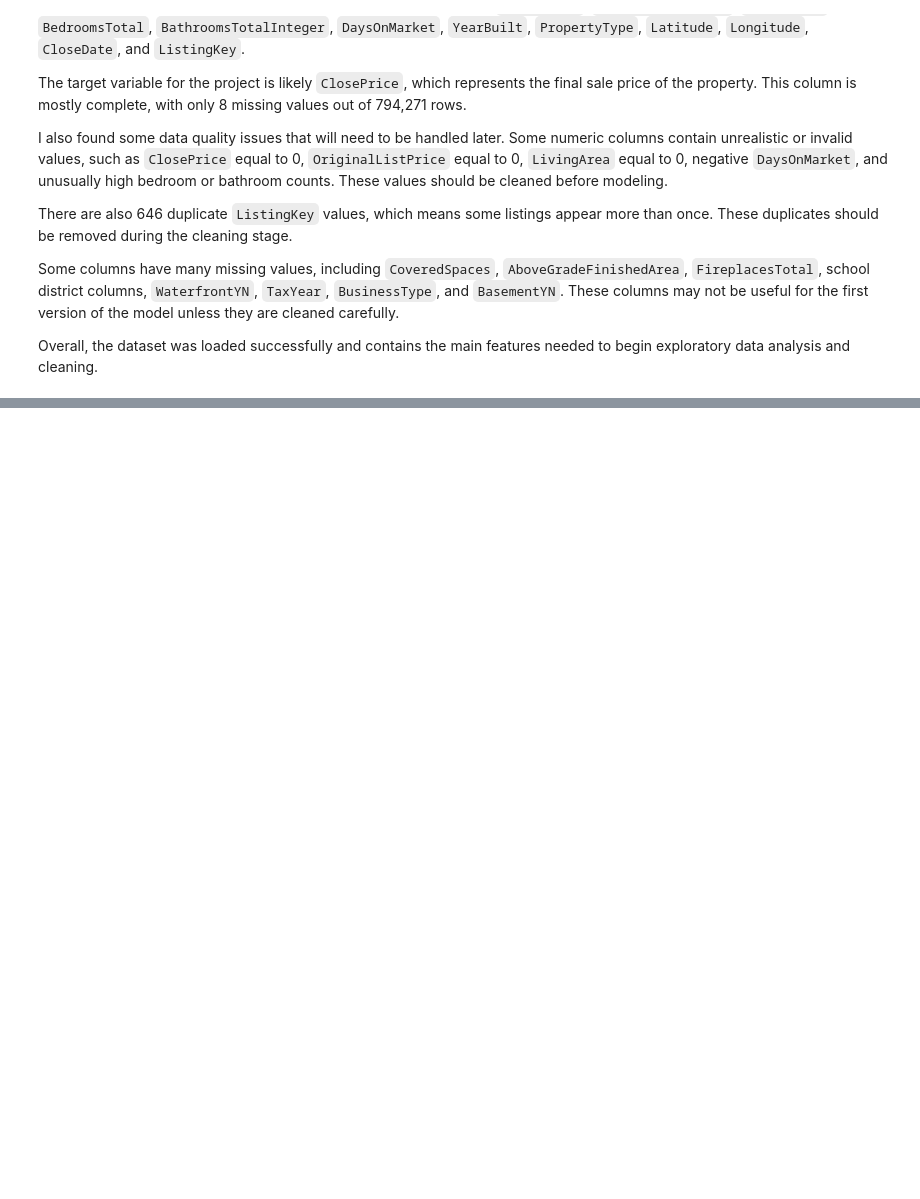
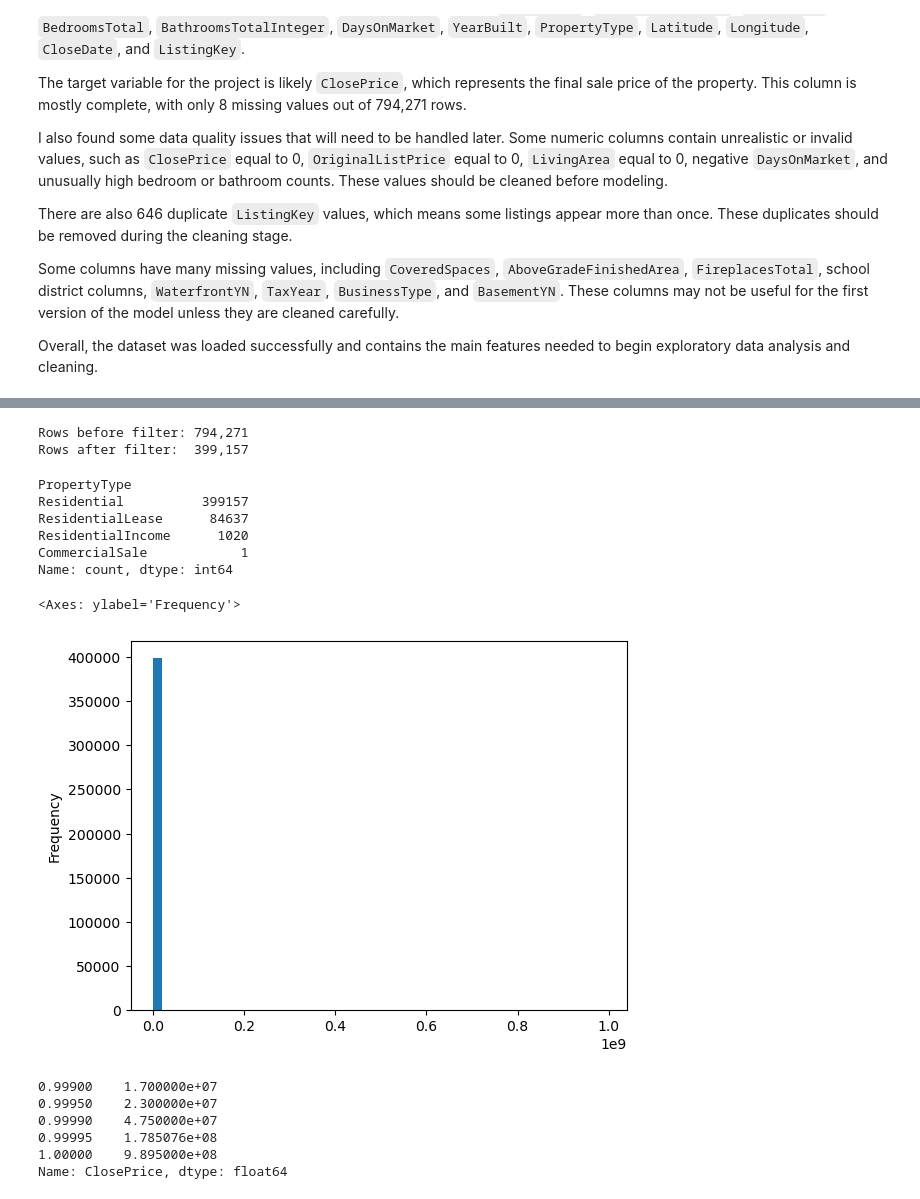
Before and after one commit to miatrn20/IDX-Exchange-Internship-Data_Science-Summer2026, a Jupyter notebook: eda.ipynb, the cells around one changed output, grey strips where cells are left out. Cells and saved outputs as stored; diff of their text form; code cells hidden in the pictures; blank space fills up the shorter version.

```diff
--- a/eda.ipynb
+++ b/eda.ipynb
@@ -280,0 +316,34 @@ Overall, the dataset was loaded successfully and contains the main features need
+# %%
+df = df_raw[
+    (df_raw["PropertyType"] == "Residential") &
+    (df_raw["PropertySubType"] == "SingleFamilyResidence")
+].copy()
+
+print(f"Rows before filter: {len(df_raw):,}")
+print(f"Rows after filter:  {len(df):,}")
+# %% [output]
+Rows before filter: 794,271
+Rows after filter:  399,157
+# %%
+df_raw[df_raw["PropertySubType"] == "SingleFamilyResidence"]["PropertyType"].value_counts()
+# %% [output]
+PropertyType
+Residential          399157
+ResidentialLease      84637
+ResidentialIncome      1020
+CommercialSale            1
+Name: count, dtype: int64
+# %%
+df["ClosePrice"].plot(kind="hist", bins=50)
+# %% [output]
+<Axes: ylabel='Frequency'>
+[figure, added]
+# %%
+df["ClosePrice"].quantile([0.999, 0.9995, 0.9999, 0.99995, 1.0])
+# %% [output]
+0.99900    1.700000e+07
+0.99950    2.300000e+07
+0.99990    4.750000e+07
+0.99995    1.785076e+08
+1.00000    9.895000e+08
+Name: ClosePrice, dtype: float64
```
Also changed, not shown: parts of 32 cells of this notebook, 3 other files.
